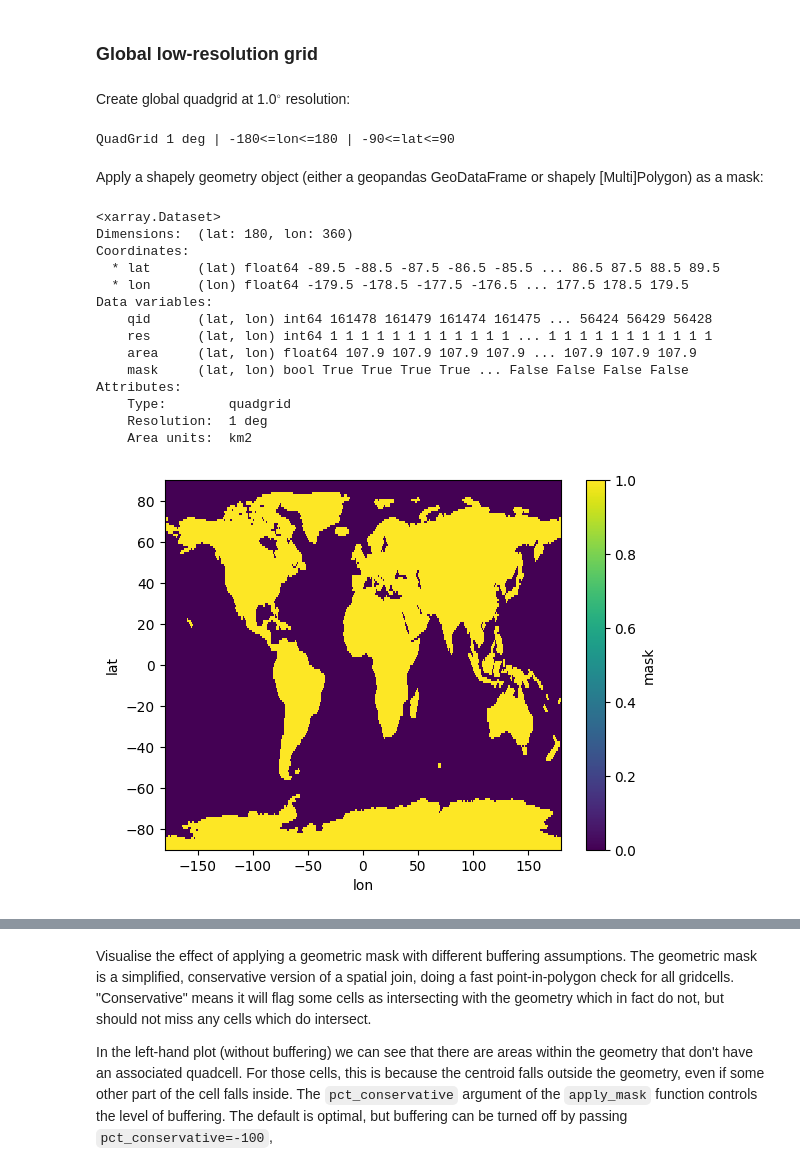
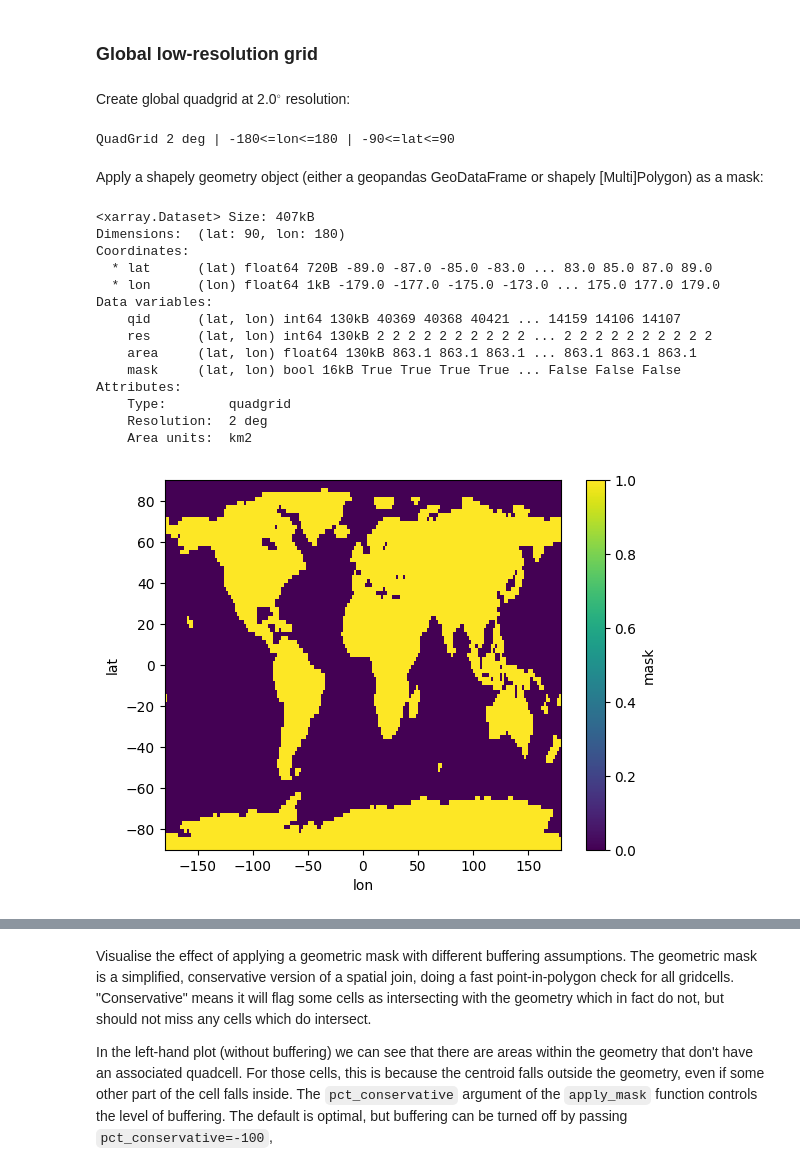
Before and after one commit to MutaharChalmers/quadgrid, a Jupyter notebook: docs/README.ipynb, the cells around one changed output, grey strips where cells are left out. Cells and saved outputs as stored; diff of their text form; code cells hidden in the pictures.

```diff
--- a/docs/README.ipynb
+++ b/docs/README.ipynb
@@ -37,0 +35,4 @@ uk_geom = world.set_index('iso_a3').loc['GBR','geometry']
+# %%
+path = gds.get_path('naturalearth.land')
+world = gpd.read_file(path)
+world.head(2)
@@ -38,36 +51,36 @@ uk_geom = world.set_index('iso_a3').loc['GBR','geometry']
 # %% [markdown]
 ### Global low-resolution grid
 # %% [markdown]
-Create global quadgrid at 1.0$^{\circ}$ resolution:
+Create global quadgrid at 2.0$^{\circ}$ resolution:
 # %%
-q100_world = qg.QuadGrid(1)
-q100_world
+q200_world = qg.QuadGrid(2)
+q200_world
 # %% [output]
-QuadGrid 1 deg | -180<=lon<=180 | -90<=lat<=90
+QuadGrid 2 deg | -180<=lon<=180 | -90<=lat<=90
 # %% [markdown]
 Apply a shapely geometry object (either a geopandas GeoDataFrame or shapely [Multi]Polygon) as a mask:
 # %%
-q100_world.apply_mask(gdf=world)
+q200_world.apply_mask(gdf=world)
 # %%
-q100_world_xr = q100_world.to_xarray()
-q100_world_xr
+q200_world_xr = q200_world.to_xarray()
+q200_world_xr
 # %% [output]
-<xarray.Dataset>
-Dimensions:  (lat: 180, lon: 360)
+<xarray.Dataset> Size: 407kB
+Dimensions:  (lat: 90, lon: 180)
 Coordinates:
-  * lat      (lat) float64 -89.5 -88.5 -87.5 -86.5 -85.5 ... 86.5 87.5 88.5 89.5
-  * lon      (lon) float64 -179.5 -178.5 -177.5 -176.5 ... 177.5 178.5 179.5
+  * lat      (lat) float64 720B -89.0 -87.0 -85.0 -83.0 ... 83.0 85.0 87.0 89.0
+  * lon      (lon) float64 1kB -179.0 -177.0 -175.0 -173.0 ... 175.0 177.0 179.0
 Data variables:
-    qid      (lat, lon) int64 161478 161479 161474 161475 ... 56424 56429 56428
-    res      (lat, lon) int64 1 1 1 1 1 1 1 1 1 1 1 1 ... 1 1 1 1 1 1 1 1 1 1 1
-    area     (lat, lon) float64 107.9 107.9 107.9 107.9 ... 107.9 107.9 107.9
-    mask     (lat, lon) bool True True True True ... False False False False
+    qid      (lat, lon) int64 130kB 40369 40368 40421 ... 14159 14106 14107
+    res      (lat, lon) int64 130kB 2 2 2 2 2 2 2 2 2 2 ... 2 2 2 2 2 2 2 2 2 2
+    area     (lat, lon) float64 130kB 863.1 863.1 863.1 ... 863.1 863.1 863.1
+    mask     (lat, lon) bool 16kB True True True True ... False False False
 Attributes:
     Type:        quadgrid
-    Resolution:  1 deg
+    Resolution:  2 deg
     Area units:  km2
 # %%
-q100_world_xr['mask'].plot();
+q200_world_xr['mask'].plot();
 # %% [output]
-[figure, old version]
+[figure, new version]
 # %%
```
Also changed, not shown: parts of 21 cells of this notebook.
